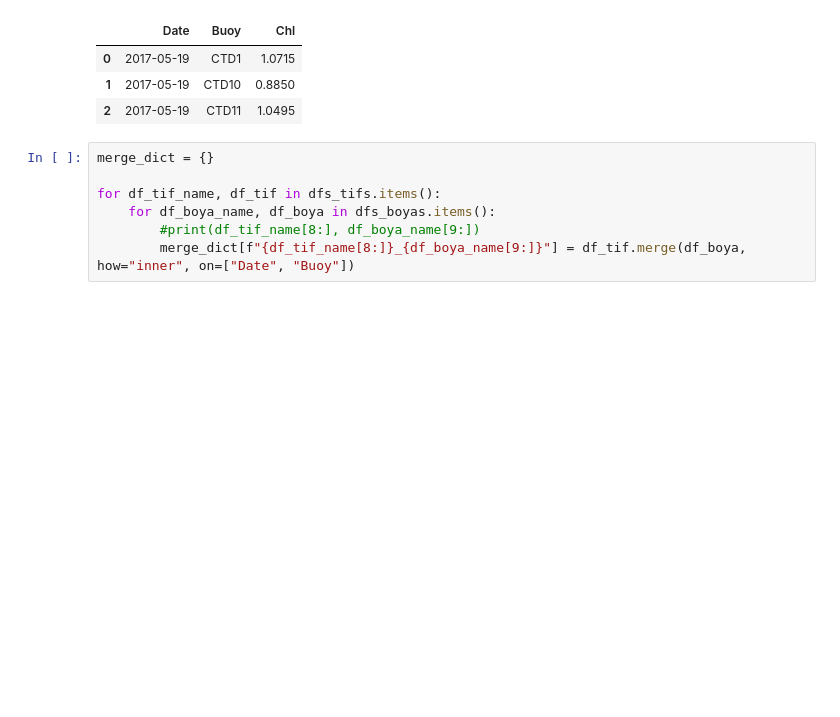
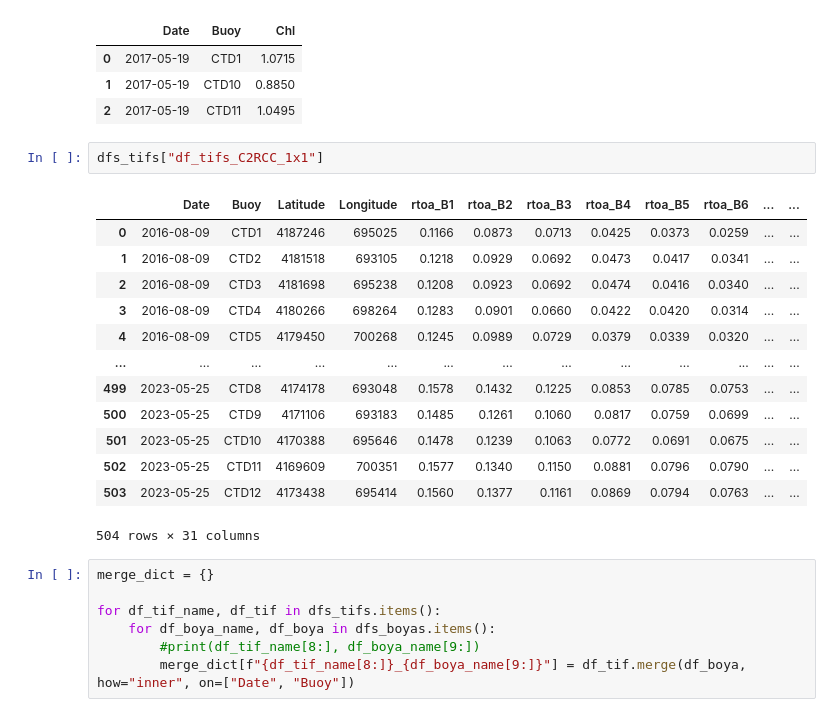
Before and after one commit to Antonio-MI/mar-menor-chl, a Jupyter notebook: Preparacion_Datasets.ipynb, the cells around one changed output. Cells and saved outputs as stored; diff of their text form; blank space fills up the shorter version.

```diff
--- a/Preparacion_Datasets.ipynb
+++ b/Preparacion_Datasets.ipynb
@@ -405,6 +407,22 @@ dfs_boyas["df_boyas_merge_depth_gt_1"].head(3)
 | 0 | 2017-05-19 | CTD1 | 1.0715 |
 | 1 | 2017-05-19 | CTD10 | 0.8850 |
 | 2 | 2017-05-19 | CTD11 | 1.0495 |
+# %%
+dfs_tifs["df_tifs_C2RCC_1x1"]
+# %% [output]
+|  | Date | Buoy | Latitude | Longitude | rtoa_B1 | rtoa_B2 | rtoa_B3 | rtoa_B4 | rtoa_B5 | rtoa_B6 | ... | ... |
+| 0 | 2016-08-09 | CTD1 | 4187246 | 695025 | 0.1166 | 0.0873 | 0.0713 | 0.0425 | 0.0373 | 0.0259 | ... | ... |
+| 1 | 2016-08-09 | CTD2 | 4181518 | 693105 | 0.1218 | 0.0929 | 0.0692 | 0.0473 | 0.0417 | 0.0341 | ... | ... |
+| 2 | 2016-08-09 | CTD3 | 4181698 | 695238 | 0.1208 | 0.0923 | 0.0692 | 0.0474 | 0.0416 | 0.0340 | ... | ... |
+| 3 | 2016-08-09 | CTD4 | 4180266 | 698264 | 0.1283 | 0.0901 | 0.0660 | 0.0422 | 0.0420 | 0.0314 | ... | ... |
+| 4 | 2016-08-09 | CTD5 | 4179450 | 700268 | 0.1245 | 0.0989 | 0.0729 | 0.0379 | 0.0339 | 0.0320 | ... | ... |
+| ... | ... | ... | ... | ... | ... | ... | ... | ... | ... | ... | ... | ... |
+| 499 | 2023-05-25 | CTD8 | 4174178 | 693048 | 0.1578 | 0.1432 | 0.1225 | 0.0853 | 0.0785 | 0.0753 | ... | ... |
+| 500 | 2023-05-25 | CTD9 | 4171106 | 693183 | 0.1485 | 0.1261 | 0.1060 | 0.0817 | 0.0759 | 0.0699 | ... | ... |
+| 501 | 2023-05-25 | CTD10 | 4170388 | 695646 | 0.1478 | 0.1239 | 0.1063 | 0.0772 | 0.0691 | 0.0675 | ... | ... |
+| 502 | 2023-05-25 | CTD11 | 4169609 | 700351 | 0.1577 | 0.1340 | 0.1150 | 0.0881 | 0.0796 | 0.0790 | ... | ... |
+| 503 | 2023-05-25 | CTD12 | 4173438 | 695414 | 0.1560 | 0.1377 | 0.1161 | 0.0869 | 0.0794 | 0.0763 | ... | ... |
+504 rows × 31 columns
 # %%
 merge_dict = {}
 
```
Also changed, not shown: parts of 1 cell of this notebook, 4 other files.
